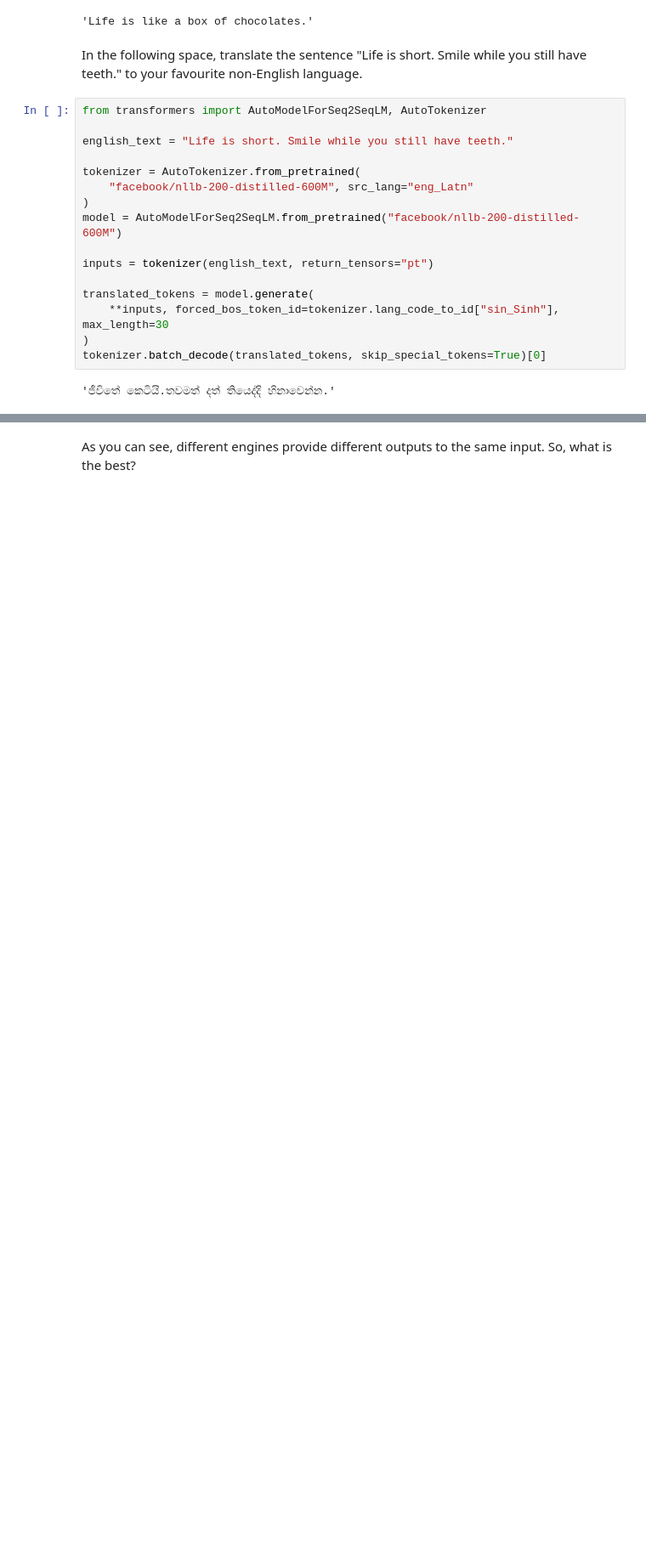
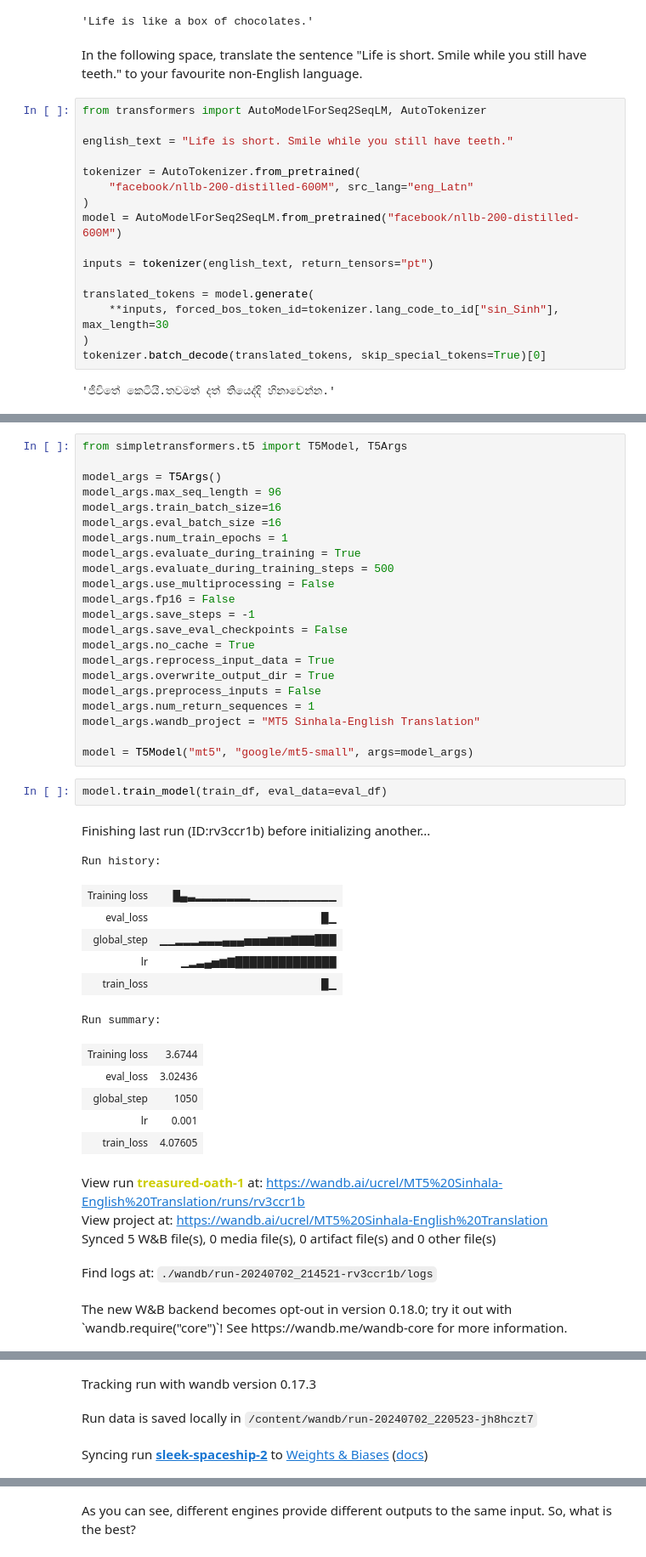
Before and after one commit to TharinduDR/NeTTT-2024, a Jupyter notebook: NeTTT_Tutorial_Machine_Translation_and_Quality_Estimation.ipynb, the cells around one changed output, grey strips where cells are left out. Shown: that part at 85% size. Drawn from its saved outputs; the diff is of its cells as text; blank space fills up the shorter version.

```diff
--- a/NeTTT_Tutorial_Machine_Translation_and_Quality_Estimation.ipynb
+++ b/NeTTT_Tutorial_Machine_Translation_and_Quality_Estimation.ipynb
@@ -131,0 +234,43 @@ tokenizer.batch_decode(translated_tokens, skip_special_tokens=True)[0]
+# %%
+from simpletransformers.t5 import T5Model, T5Args
+
+model_args = T5Args()
+model_args.max_seq_length = 96
+model_args.train_batch_size=16
+model_args.eval_batch_size =16
+model_args.num_train_epochs = 1
+model_args.evaluate_during_training = True
+model_args.evaluate_during_training_steps = 500
+model_args.use_multiprocessing = False
+model_args.fp16 = False
+model_args.save_steps = -1
+model_args.save_eval_checkpoints = False
+model_args.no_cache = True
+model_args.reprocess_input_data = True
+model_args.overwrite_output_dir = True
+model_args.preprocess_inputs = False
+model_args.num_return_sequences = 1
+model_args.wandb_project = "MT5 Sinhala-English Translation"
+
+model = T5Model("mt5", "google/mt5-small", args=model_args)
+# %%
+model.train_model(train_df, eval_data=eval_df)
+# %% [output]
+Finishing last run (ID:rv3ccr1b) before initializing another...
+Run history:
+| Training loss | █▄▃▂▂▂▂▂▂▂▁▁▁▁▁▁▁▁▁▁▁ |
+| eval_loss | █▁ |
+| global_step | ▁▁▂▂▂▃▃▃▄▄▄▅▅▅▆▆▆▇▇▇███ |
+| lr | ▁▂▃▄▅▆▇██████████████ |
+| train_loss | █▁ |
+Run summary:
+| Training loss | 3.6744 |
+| eval_loss | 3.02436 |
+| global_step | 1050 |
+| lr | 0.001 |
+| train_loss | 4.07605 |
+View run treasured-oath-1 at: https://wandb.ai/ucrel/MT5%20Sinhala-English%20Translation/runs/rv3ccr1b
+View project at: https://wandb.ai/ucrel/MT5%20Sinhala-English%20Translation
+Synced 5 W&B file(s), 0 media file(s), 0 artifact file(s) and 0 other file(s)
+Find logs at: ./wandb/run-20240702_214521-rv3ccr1b/logs
+The new W&B backend becomes opt-out in version 0.18.0; try it out with `wandb.require("core")`! See https://wandb.me/wandb-core for more information.
@@ -131,0 +278,3 @@ tokenizer.batch_decode(translated_tokens, skip_special_tokens=True)[0]
+Tracking run with wandb version 0.17.3
+Run data is saved locally in /content/wandb/run-20240702_220523-jh8hczt7
+Syncing run sleek-spaceship-2 to Weights & Biases (docs)
```
Also changed, not shown: parts of 19 cells of this notebook.
